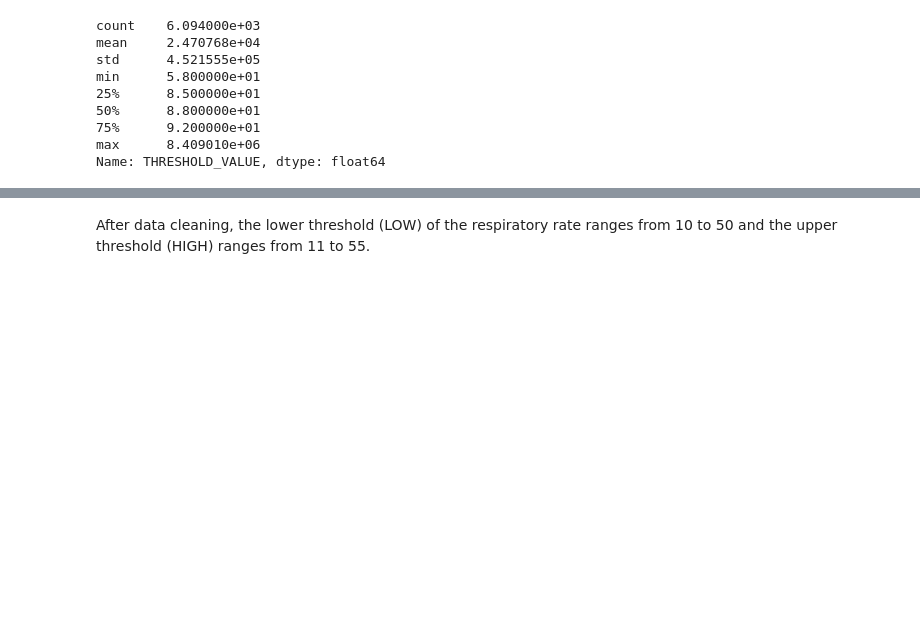
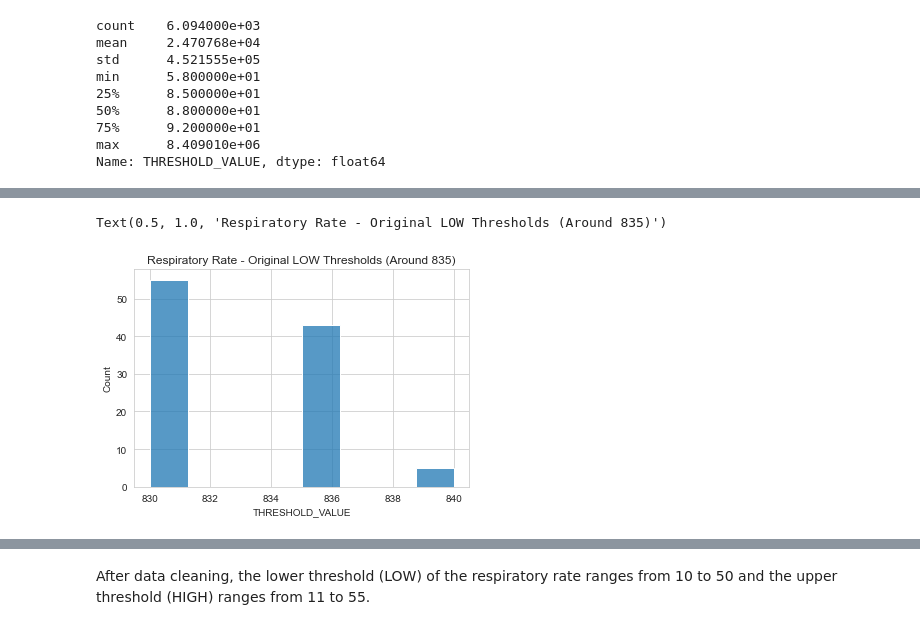
Before and after one commit to denise97/dhl2021, a Jupyter notebook: alarm_violations_analysis_RR.ipynb, the cells around one changed output, grey strips where cells are left out. Cells and saved outputs as stored; diff of their text form; code cells hidden in the pictures; blank space fills up the shorter version.

```diff
--- a/alarm_violations_analysis_RR.ipynb
+++ b/alarm_violations_analysis_RR.ipynb
@@ -332,0 +359,8 @@ Name: THRESHOLD_VALUE, dtype: float64
+# %%
+RR_threshold_low_800 = RR_violations[(RR_violations['THRESHOLD_TYPE'] == 'LOW') & (RR_violations['THRESHOLD_VALUE'] > 820) & (RR_violations['THRESHOLD_VALUE'] < 850)]
+RR_threshold_low_800.THRESHOLD_VALUE.describe() # 103x between 830 and 840
+sns.histplot(data=RR_threshold_low_800, x='THRESHOLD_VALUE').set_title('Respiratory Rate - Original LOW Thresholds (Around 835)')
+#plt.savefig('RR_thresholds_LOW_original_800.png', dpi=1200)
+# %% [output]
+Text(0.5, 1.0, 'Respiratory Rate - Original LOW Thresholds (Around 835)')
+[figure, added]
```
Also changed, not shown: parts of 10 cells of this notebook.
